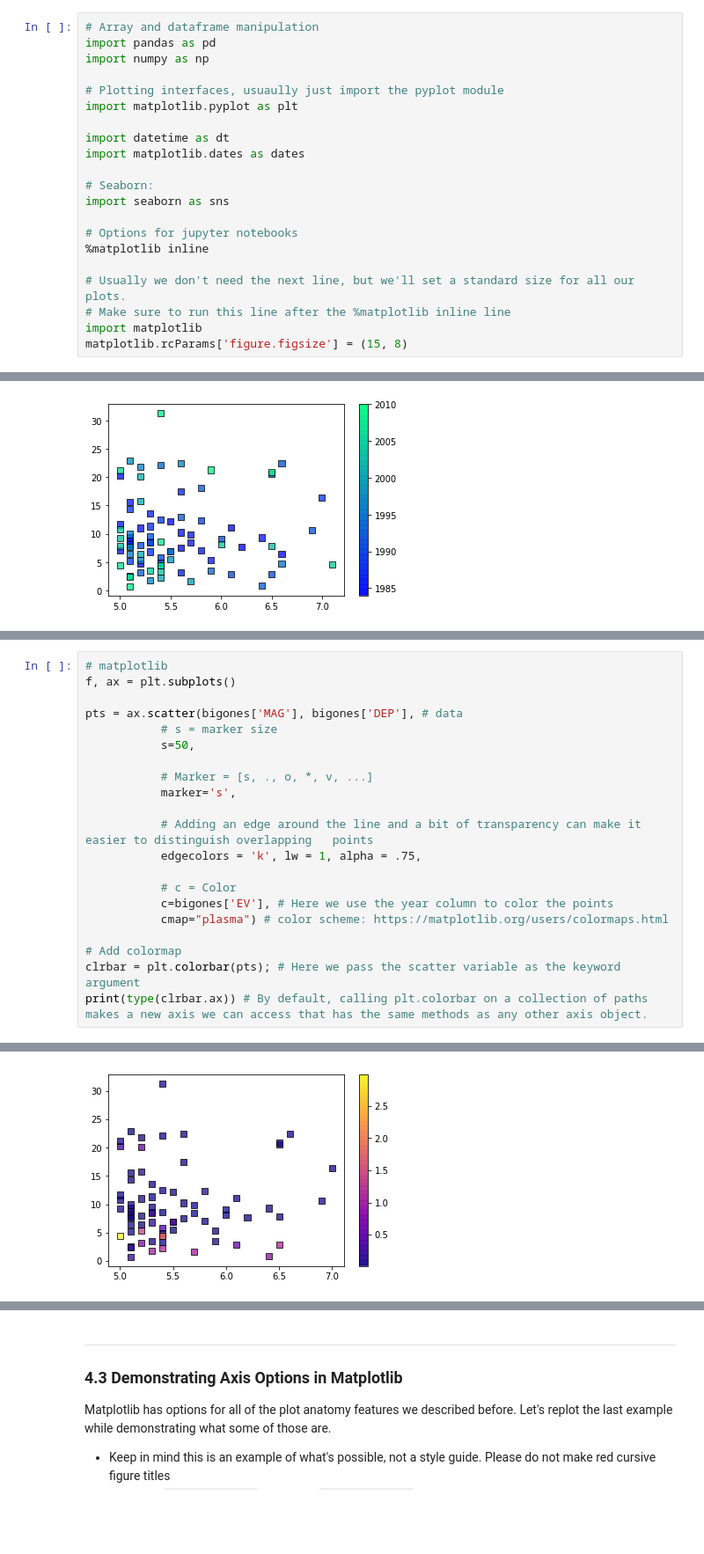
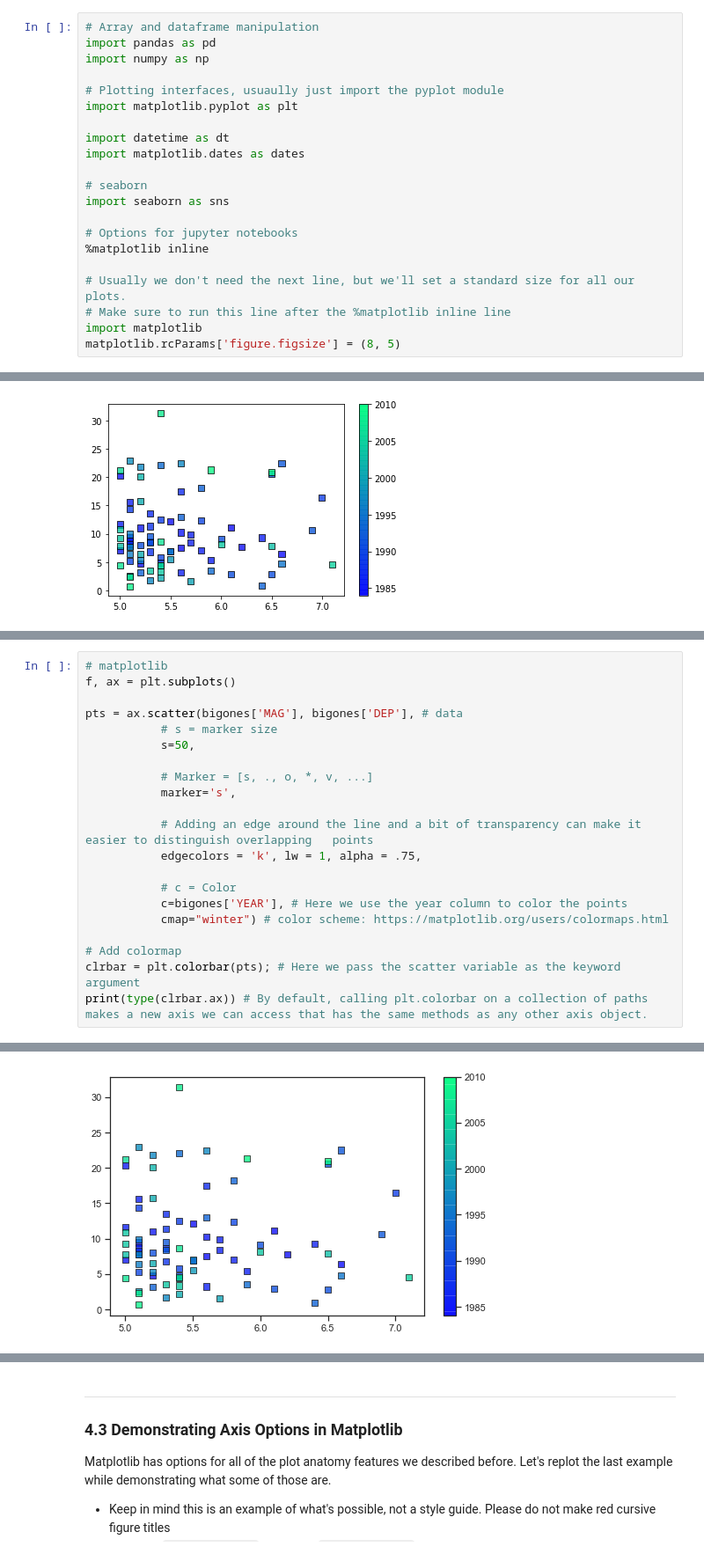
Before and after one commit to nuitrcs/pythonvisualization, a Jupyter notebook: plotting.ipynb, the cells around one changed output, grey strips where cells are left out. Shown at 88% size. Drawn from its saved outputs; the diff is of its cells as text; blank space fills up the shorter version.

```diff
--- a/plotting.ipynb
+++ b/plotting.ipynb
@@ -53,7 +53,7 @@ import matplotlib.pyplot as plt
 import datetime as dt
 import matplotlib.dates as dates
 
-# Seaborn:
+# seaborn
 import seaborn as sns
 
 # Options for jupyter notebooks
@@ -62,7 +62,7 @@ import seaborn as sns
 # Usually we don't need the next line, but we'll set a standard size for all our plots.
 # Make sure to run this line after the %matplotlib inline line
 import matplotlib
-matplotlib.rcParams['figure.figsize'] = (15, 8)
+matplotlib.rcParams['figure.figsize'] = (8, 5)
 # %% [markdown]
 Seaborn used to not be part of the Anaconda distribution, so if the above cell errors you'll need to install it.  Copy the command below into a new cell and run it (only the first time you need to use it):
 
@@ -261,25 +281,25 @@ print(type(clrbar.ax)) # By default, calling plt.colorbar on a collection of pat
 # %%
 # matplotlib
 f, ax = plt.subplots()
 
 pts = ax.scatter(bigones['MAG'], bigones['DEP'], # data
            # s = marker size
            s=50,
 
            # Marker = [s, ., o, *, v, ...]
            marker='s',
 
            # Adding an edge around the line and a bit of transparency can make it easier to distinguish overlapping   points
            edgecolors = 'k', lw = 1, alpha = .75,
 
            # c = Color
-           c=bigones['EV'], # Here we use the year column to color the points
-           cmap="plasma") # color scheme: https://matplotlib.org/users/colormaps.html
+           c=bigones['YEAR'], # Here we use the year column to color the points
+           cmap="winter") # color scheme: https://matplotlib.org/users/colormaps.html
 
 # Add colormap
 clrbar = plt.colorbar(pts); # Here we pass the scatter variable as the keyword argument
 print(type(clrbar.ax)) # By default, calling plt.colorbar on a collection of paths makes a new axis we can access that has the same methods as any other axis object.
 # %% [output]
 <class 'matplotlib.axes._subplots.AxesSubplot'>
-[figure, old version]
+[figure, new version]
 # %%
```
Also changed, not shown: parts of 61 cells of this notebook.
